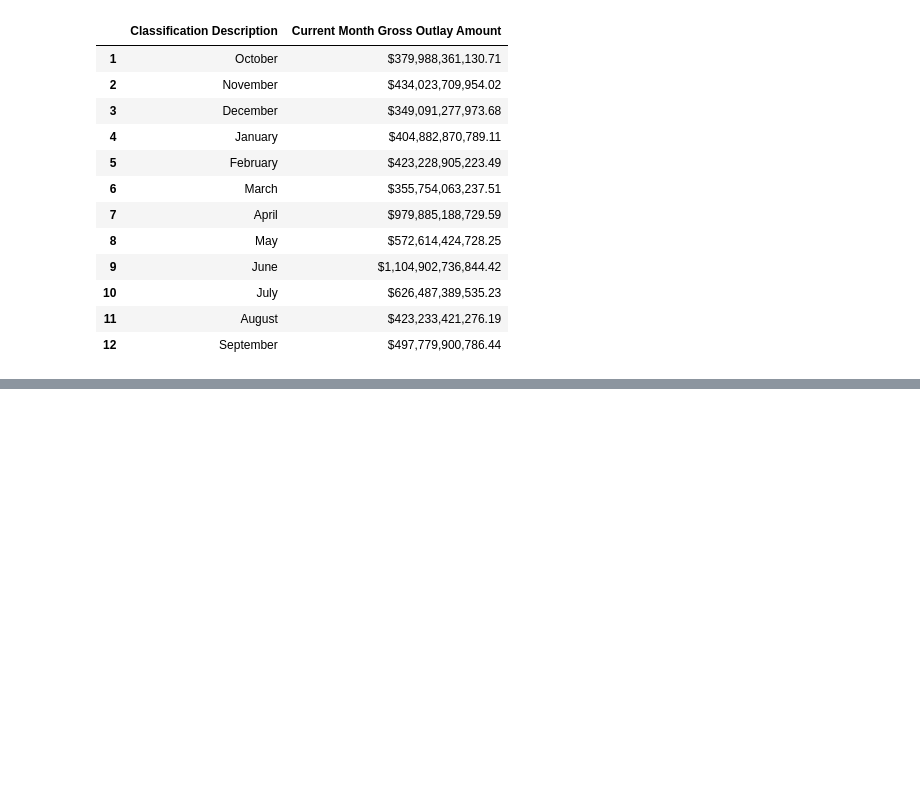
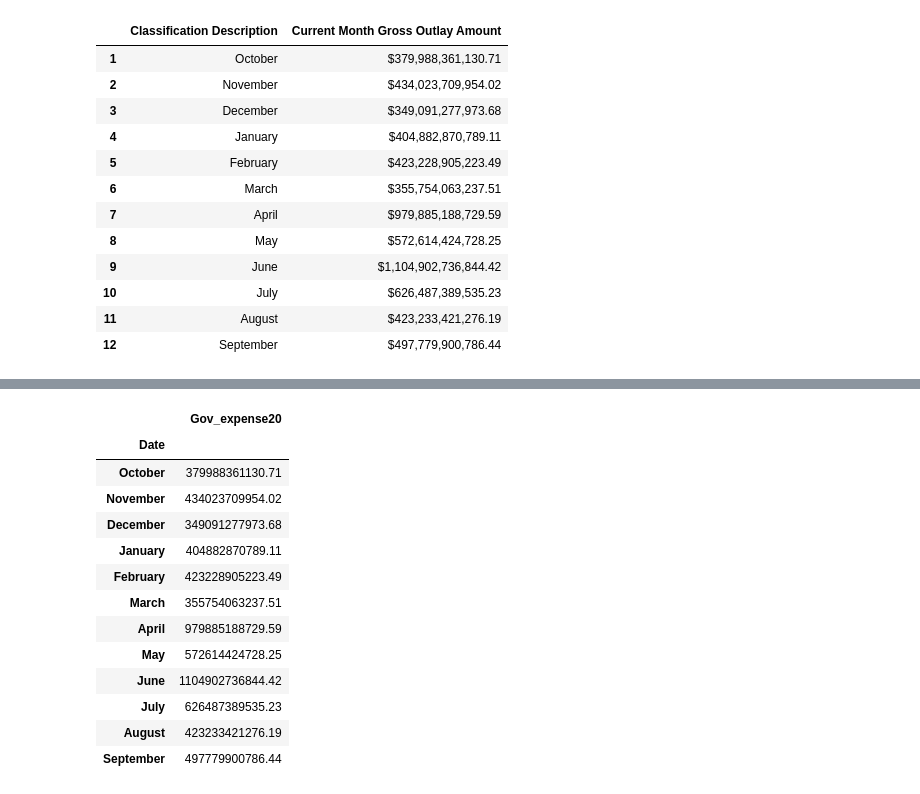
Before and after one commit to haege101/2020-Government-Expenditure-Correlation-Project, a Jupyter notebook: Project 1 Group Code.ipynb, the cells around one changed output, grey strips where cells are left out. Cells and saved outputs as stored; diff of their text form; code cells hidden in the pictures; blank space fills up the shorter version.

```diff
--- a/Project 1 Group Code.ipynb
+++ b/Project 1 Group Code.ipynb
@@ -97,3 +141,7 @@ gov_spending20.iloc[1:13]
 | 10 | July | $626,487,389,535.23 |
 | 11 | August | $423,233,421,276.19 |
 | 12 | September | $497,779,900,786.44 |
+# %%
+gov_spending20 = gov_spending20.replace('\$','',regex=True)
+# %%
+gov_spending20 = gov_spending20.replace('\,','',regex=True)
@@ -99,0 +157,2 @@ gov_spending20.iloc[1:13]
+# %%
+gov_spending20 = gov_spending20.iloc[1:13]
@@ -99,0 +187,17 @@ gov_spending20.iloc[1:13]
+# %%
+gov_spending20.set_index('Date')
+# %% [output]
+|  | Gov_expense20 |
+| Date |  |
+| October | 379988361130.71 |
+| November | 434023709954.02 |
+| December | 349091277973.68 |
+| January | 404882870789.11 |
+| February | 423228905223.49 |
+| March | 355754063237.51 |
+| April | 979885188729.59 |
+| May | 572614424728.25 |
+| June | 1104902736844.42 |
+| July | 626487389535.23 |
+| August | 423233421276.19 |
+| September | 497779900786.44 |
```
Also changed, not shown: parts of 11 cells of this notebook.
